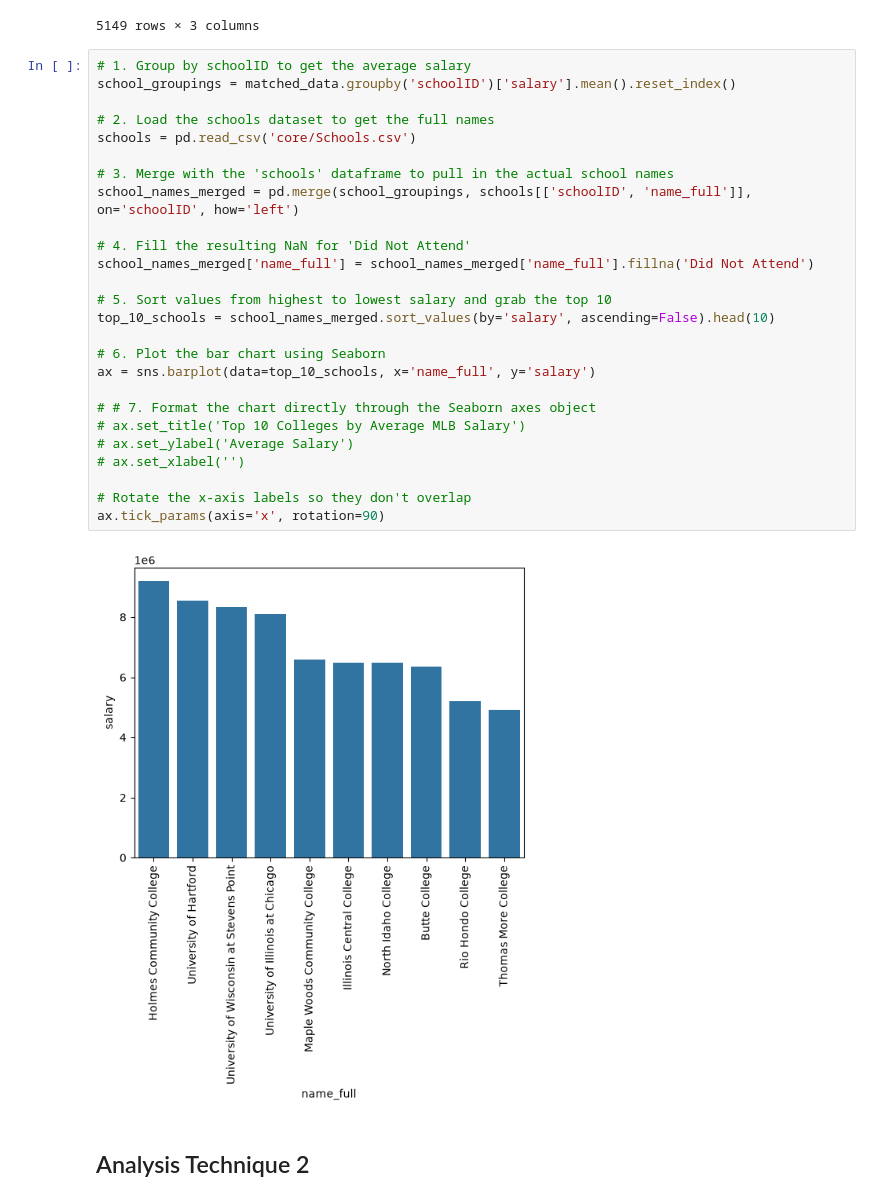
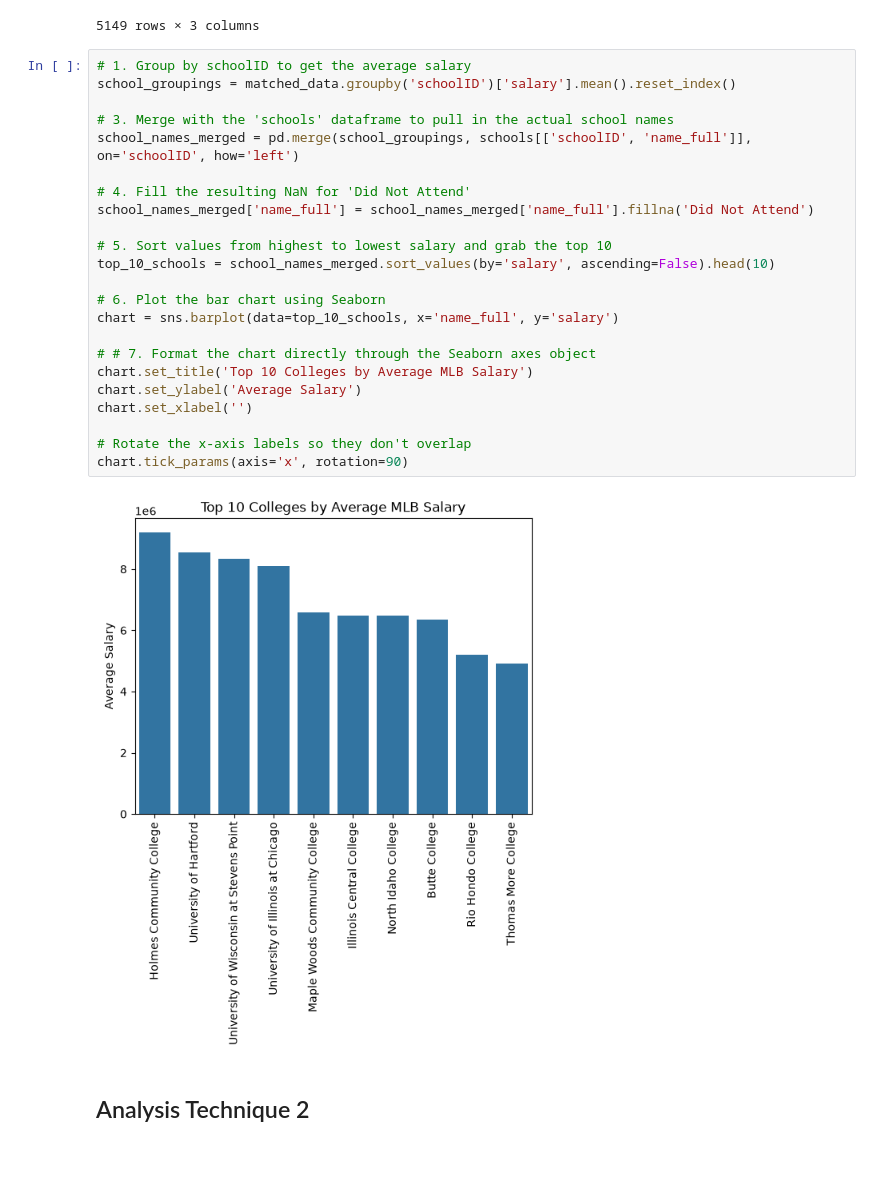
Before and after one commit to Churro1/CS5830_Project1, a Jupyter notebook: project1.ipynb, the cells around one changed output. Saved outputs shown, nothing was run; the diff lists cells and outputs as text; blank space fills up the shorter version.

```diff
--- a/project1.ipynb
+++ b/project1.ipynb
@@ -66,31 +66,28 @@ matched_data
 # %%
 # 1. Group by schoolID to get the average salary
 school_groupings = matched_data.groupby('schoolID')['salary'].mean().reset_index()
-
-# 2. Load the schools dataset to get the full names
-schools = pd.read_csv('core/Schools.csv')
 
 # 3. Merge with the 'schools' dataframe to pull in the actual school names
 school_names_merged = pd.merge(school_groupings, schools[['schoolID', 'name_full']], on='schoolID', how='left')
 
 # 4. Fill the resulting NaN for 'Did Not Attend'
 school_names_merged['name_full'] = school_names_merged['name_full'].fillna('Did Not Attend')
 
 # 5. Sort values from highest to lowest salary and grab the top 10
 top_10_schools = school_names_merged.sort_values(by='salary', ascending=False).head(10)
 
 # 6. Plot the bar chart using Seaborn
-ax = sns.barplot(data=top_10_schools, x='name_full', y='salary')
+chart = sns.barplot(data=top_10_schools, x='name_full', y='salary')
 
 # # 7. Format the chart directly through the Seaborn axes object
-# ax.set_title('Top 10 Colleges by Average MLB Salary')
-# ax.set_ylabel('Average Salary')
-# ax.set_xlabel('')
+chart.set_title('Top 10 Colleges by Average MLB Salary')
+chart.set_ylabel('Average Salary')
+chart.set_xlabel('')
 
 # Rotate the x-axis labels so they don't overlap
-ax.tick_params(axis='x', rotation=90)
+chart.tick_params(axis='x', rotation=90)
 # %% [output]
-[figure, old version]
+[figure, new version]
 # %% [markdown]
 ## Analysis Technique 2
 # %% [markdown]
```
